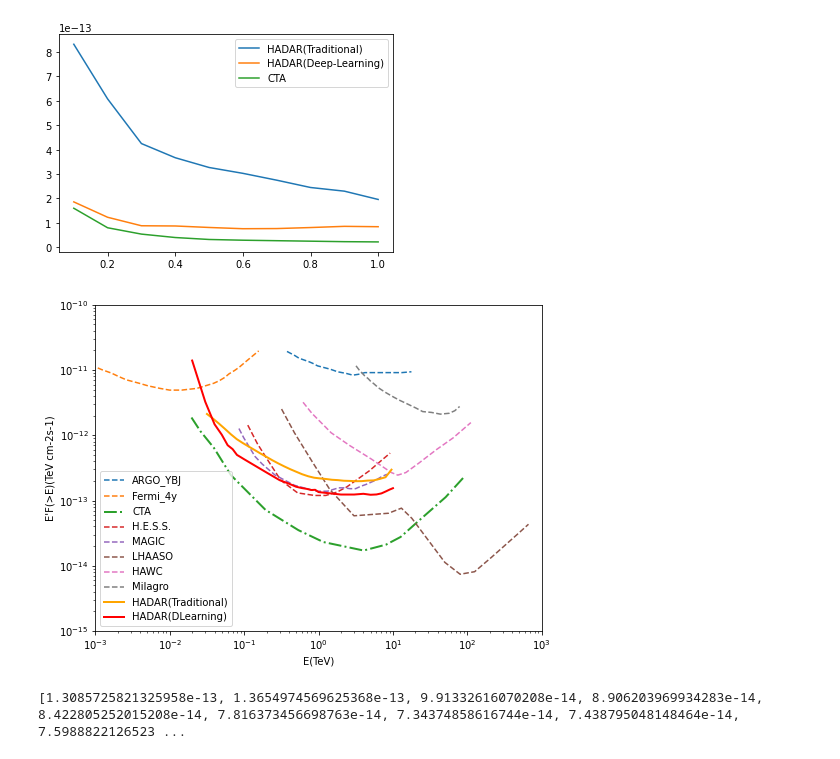
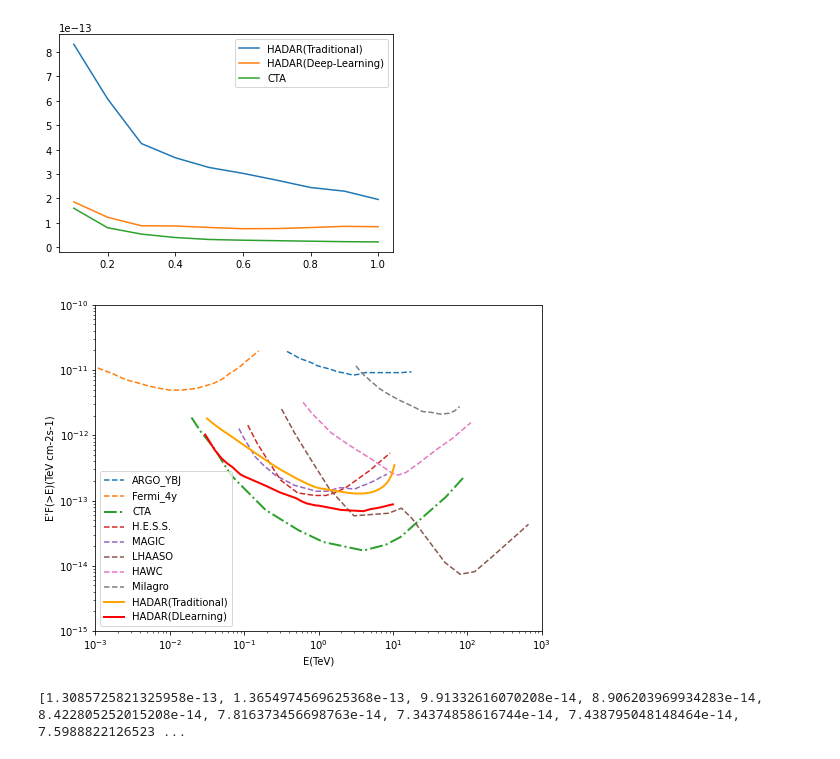
Before and after one commit to caihao/gpLearn, a Jupyter notebook: draw.ipynb, the cells around one changed output. Cells and saved outputs as stored; diff of their text form; code cells hidden in the pictures.

```diff
--- a/draw.ipynb
+++ b/draw.ipynb
@@ -236,39 +236,42 @@ plt.plot(HAWC_x,HAWC_y,label="HAWC",linestyle="--")
 Milagro_x=[3.18857856533517e+000,3.52178297717650e+000,3.88980703601588e+000,4.19085040088231e+000,4.62879157571242e+000,4.98702708156546e+000,5.50816820808969e+000,6.39374624036382e+000,7.79985143933658e+000,1.02515932606259e+001,1.25061116665206e+001,1.56402829015481e+001,2.05565221382512e+001,2.50772884565825e+001,3.29598792151018e+001,4.33202193991172e+001,5.69371445975384e+001,6.77540486759327e+001,7.86472340033008e+001]
 Milagro_y=[1.16127496875312e-011,1.00000000000000e-011,8.87262135382639e-012,8.11130830789687e-012,7.41531953658576e-012,6.77904990692279e-012,6.19737523296391e-012,5.33669923120631e-012,4.59555176405500e-012,3.84074597781544e-012,3.40774847773881e-012,3.02356619120548e-012,2.60366086634239e-012,2.31012970008316e-012,2.24207094478062e-012,2.11190960161090e-012,2.17601726918124e-012,2.38025439990192e-012,2.76412985387057e-012]
 plt.plot(Milagro_x,Milagro_y,label="Milagro",linestyle="--")
 
 HADAR_x=[0.031623,0.038019,0.045709,0.054954,0.066069,0.079433,0.095499,0.114815,0.138038,0.165959,0.199526,0.239883,0.288403,0.346737,0.416869,0.501187,0.602560,0.724436,0.870964,1.047129,1.258925,1.513561,1.819701,2.187762,2.630268,3.162278,3.801894,4.570882,5.495409,6.606934,7.943282,9.549926]
 HADAR_y=[2.022430e-12,1.705962e-12,1.415172e-12,1.158983e-12,9.394207e-13,7.741860e-13,6.630477e-13,5.733126e-13,4.955704e-13,4.255727e-13,3.668589e-13,3.138382e-13,2.701578e-13,2.333092e-13,2.019521e-13,1.761944e-13,1.528534e-13,1.356678e-13,1.238197e-13,1.182810e-13,1.138116e-13,1.081196e-13,1.055414e-13,1.010960e-13,9.978595e-14,9.783736e-14,9.830343e-14,1.021770e-13,1.036378e-13,1.142477e-13,1.277295e-13,1.972777e-13]
 HADAR_y_new=[]
 for i in HADAR_y:
-    HADAR_y_new.append(i+1e-13)
+    HADAR_y_new.append(i+5e-13)
     # HADAR_y_new.append(i+0)
-# HADAR_x=[0.1,0.2,0.3,0.4,0.5,0.6,0.7,0.8,0.9,1.,2.,3.,4.,5.,6.,7.,8.,9.]
-# HADAR_y_new=[2.508620194040908e-13, 2.0968734385234625e-13, 1.3548293423108645e-13, 1.2363914827085419e-13, 1.070658189222186e-13, 9.55485229301746e-14, 9.32817219310998e-14, 8.687312420308232e-14, 8.784139570101375e-14, 8.32946725627046e-14, 1.0354699793768207e-13, 1.102695500704027e-13, 1.163112775479096e-13, 1.182957443787363e-13, 1.2350853373603734e-13, 1.2858187458945837e-13, 1.3597214832934467e-13, 1.3887924436443634e-13]
+HADAR_x=[0.031623, 0.034674, 0.038019, 0.041687, 0.045709, 0.050119, 0.054954, 0.060256, 0.066069, 0.072444, 0.079433, 0.087096, 0.095499, 0.104713, 0.114815, 0.125893, 0.138038, 0.151356, 0.165959, 0.18197, 0.199526, 0.218776, 0.239883, 0.263027, 0.288403, 0.316228, 0.346737, 0.380189, 0.416869, 0.457088, 0.501187, 0.549541, 0.60256, 0.660693, 0.724436, 0.794328, 0.870964, 0.954993, 1.047129, 1.148154, 1.258925, 1.380384, 1.513561, 1.659587, 1.819701, 1.995262, 2.187762, 2.398833, 2.630268, 2.884032, 3.162278, 3.467369, 3.801894, 4.168694, 4.570882, 5.011872, 5.495409, 6.025596, 6.606934, 7.24436, 7.943282, 8.709636, 9.549926, 10.471285]
+HADAR_y_new=[1.861833e-12, 1.709373e-12, 1.574778e-12, 1.455671e-12, 1.350194e-12, 1.256846e-12, 1.174374e-12, 1.098469e-12, 1.026247e-12, 9.579432e-13, 8.937216e-13, 8.33703e-13, 7.779856e-13, 7.266551e-13, 6.797899e-13, 6.362121e-13, 5.956484e-13, 5.5788e-13, 5.227332e-13, 4.900726e-13, 4.597971e-13, 4.318366e-13, 4.061493e-13, 3.827213e-13, 3.615657e-13, 3.427231e-13, 3.261457e-13, 3.104475e-13, 2.956801e-13, 2.818969e-13, 2.69157e-13, 2.575321e-13, 2.468856e-13, 2.370772e-13, 2.281738e-13, 2.202574e-13, 2.134339e-13, 2.078448e-13, 2.03686e-13, 2.012383e-13, 1.987204e-13, 1.961605e-13, 1.935898e-13, 1.910433e-13, 1.885601e-13, 1.861844e-13, 1.839674e-13, 1.819694e-13, 1.802626e-13, 1.789371e-13, 1.78108e-13, 1.779018e-13, 1.781386e-13, 1.789528e-13, 1.805272e-13, 1.831211e-13, 1.871212e-13, 1.927584e-13, 2.00399e-13, 2.110687e-13, 2.26652e-13, 2.511123e-13, 2.947988e-13, 3.992467e-13]
+for i in range(len(HADAR_y_new)):
+    HADAR_y_new[i]=HADAR_y_new[i]-0.5e-13
+
 plt.plot(HADAR_x,HADAR_y_new,label="HADAR(Traditional)",linewidth=2,color="orange")
 
-Deep_Learning_x=[0.02,0.03,0.04,0.05,0.06,0.07,0.08,0.09,0.1,0.2,0.3,0.4,0.5,0.6,0.7,0.8,0.9,1,2,3,4,5,6,7,8,9,10]
+Deep_Learning_x=[0.03,0.04,0.05,0.06,0.07,0.08,0.09,0.1,0.2,0.3,0.4,0.5,0.6,0.7,0.8,0.9,1,2,3,4,5,6,7,8,9,10]
 # Deep_Learning_y=[2.2085725821325958e-13, 1.3654974569625368e-13, 9.91332616070208e-14, 8.906203969934283e-14, 8.422805252015208e-14, 7.816373456698763e-14, 7.44374858616744e-14, 7.538795048148464e-14, 7.698882212652347e-14, 7.787514854325699e-14, 8.221693804470974e-14, 9.389515995450528e-14, 1.0521685233352507e-13, 1.1280774309491296e-13, 1.1865794909233227e-13, 1.3578268039906047e-13, 1.4848350556851558e-13, 1.6385200947205978e-13, 1.8272242803627697e-13]
-Deep_Learning_y=[1.3997883779110558e-11, 3.2625187890801753e-12, 1.4760886045950057e-12, 1.021566506847235e-12, 7.047823413141248e-13, 6.133856904833694e-13, 5.00462507814602e-13, 4.619311774773582e-13, 4.291488819849937e-13, 2.6880249399123947e-13, 2.0516078606356114e-13, 1.8127312860139808e-13, 1.6264472222602894e-13, 1.5508168806649775e-13, 1.50667925990428e-13, 1.449324265848044e-13, 1.4604763963949477e-13, 1.3472941555534837e-13, 1.2360938958952988e-13, 1.235759728582106e-13, 1.2684081742391842e-13, 1.226159032228029e-13, 1.2390084763725263e-13, 1.2867658865718934e-13, 1.3782214409262078e-13, 1.4703541076769884e-13, 1.5467076564690728e-13]
+Deep_Learning_y=[1.0242049977638092e-12, 6.002982274880589e-13, 4.3919611098184233e-13, 3.665796991530528e-13, 3.237854832521157e-13, 2.8021700988686797e-13, 2.4931332003543753e-13, 2.346887555576658e-13, 1.662477330465835e-13, 1.3371970755898307e-13, 1.1892637822120736e-13, 1.0852565082688192e-13, 9.659670482385736e-14, 8.995568239620577e-14, 8.706693634982044e-14, 8.433699495485082e-14, 8.358683943261621e-14, 7.185679470219384e-14, 6.995913858050535e-14, 6.866005774013234e-14, 7.391860300285594e-14, 7.629303929593721e-14, 7.922419755357595e-14, 8.206723717088007e-14, 8.520345437173829e-14, 8.734067003840973e-14]
 plt.plot(Deep_Learning_x,Deep_Learning_y,label="HADAR(DLearning)",linewidth=2,color="red")
 
 
 # Add axis labels and a title
 plt.xlabel('E(TeV)')
 plt.ylabel('E\'F(>E)(TeV cm-2s-1)')
 # plt.title('Logarithmic x-axis')
 
 plt.xlim(1e-3,1e3)
 plt.ylim(1e-15,1e-10)
 plt.xscale("log")
 plt.yscale("log")
 plt.legend()
 
 # Display the plot
 # plt.savefig("s.png",dpi=400)
 plt.show()
 # %% [output]
-[figure, old version]
+[figure, new version]
 # %%
 E=[0.1,0.2,0.3,0.4,0.5,0.6,0.7,0.8,0.9,1, 2,3,4,5,6,7,8,9,10]
 
```
Also changed, not shown: 7 other files.
